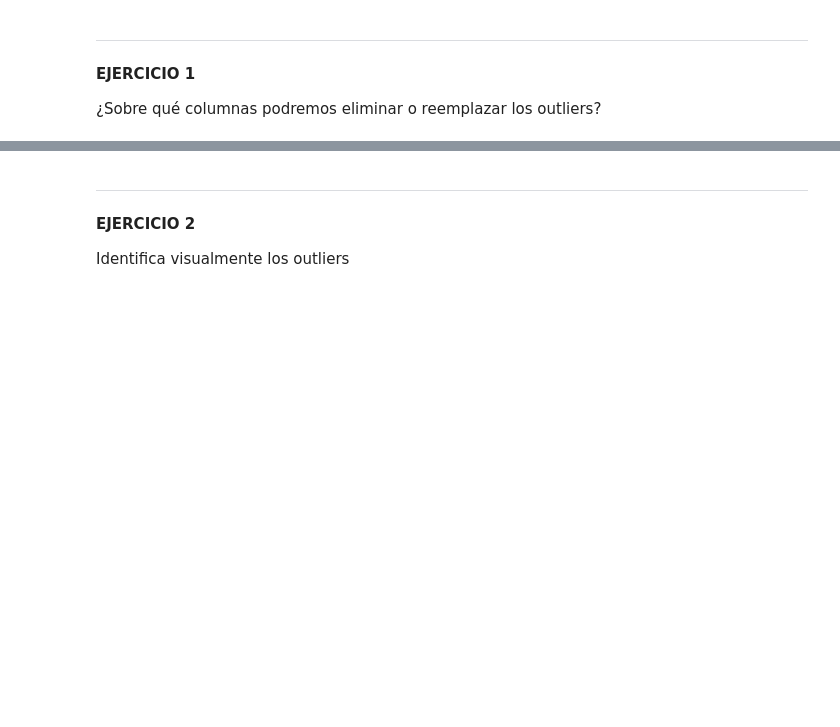
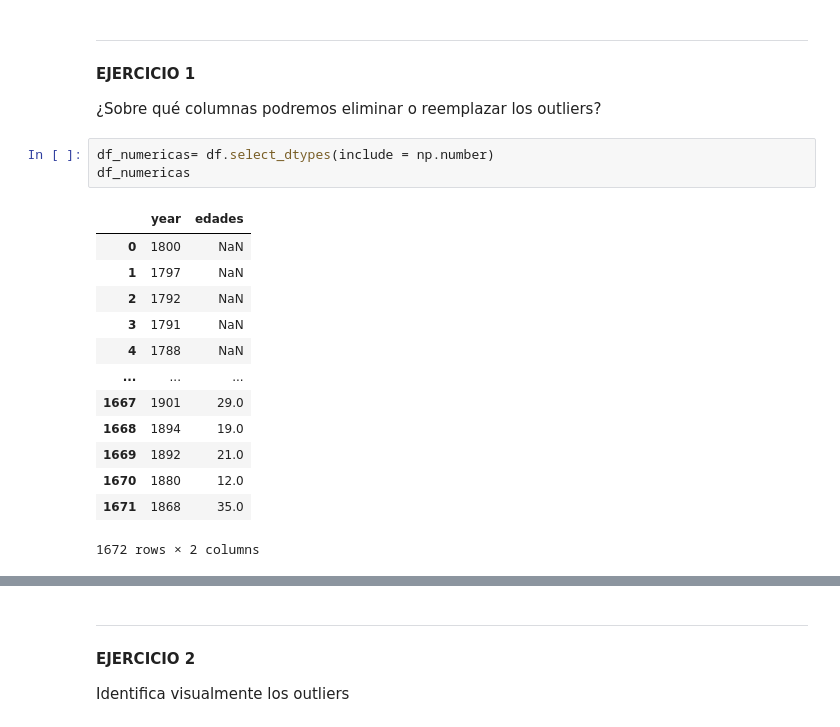
Before and after one commit to Adalab/DA-promo-c-modulo-2-sprint-2-Anahi-Mai, a Jupyter notebook: Limpieza/pp_limpieza_III.ipynb, the cells around one changed output, grey strips where cells are left out. Cells and saved outputs as stored; diff of their text form; blank space fills up the shorter version.

```diff
--- a/Limpieza/pp_limpieza_III.ipynb
+++ b/Limpieza/pp_limpieza_III.ipynb
@@ -44,3 +47,20 @@ df.head(2)
 **EJERCICIO 1**
 
 ¿Sobre qué columnas podremos eliminar o reemplazar los outliers?
+# %%
+df_numericas= df.select_dtypes(include = np.number)
+df_numericas
+# %% [output]
+|  | year | edades |
+| 0 | 1800 | NaN |
+| 1 | 1797 | NaN |
+| 2 | 1792 | NaN |
+| 3 | 1791 | NaN |
+| 4 | 1788 | NaN |
+| ... | ... | ... |
+| 1667 | 1901 | 29.0 |
+| 1668 | 1894 | 19.0 |
+| 1669 | 1892 | 21.0 |
+| 1670 | 1880 | 12.0 |
+| 1671 | 1868 | 35.0 |
+1672 rows × 2 columns
```
Also changed, not shown: parts of 13 cells of this notebook, 4 other files.
